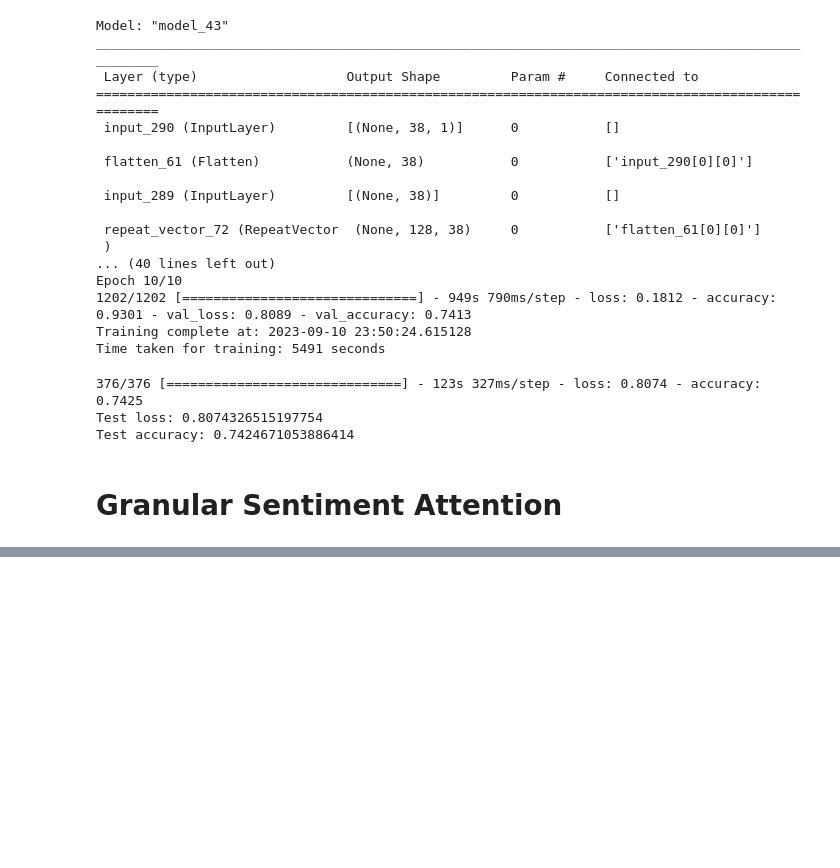
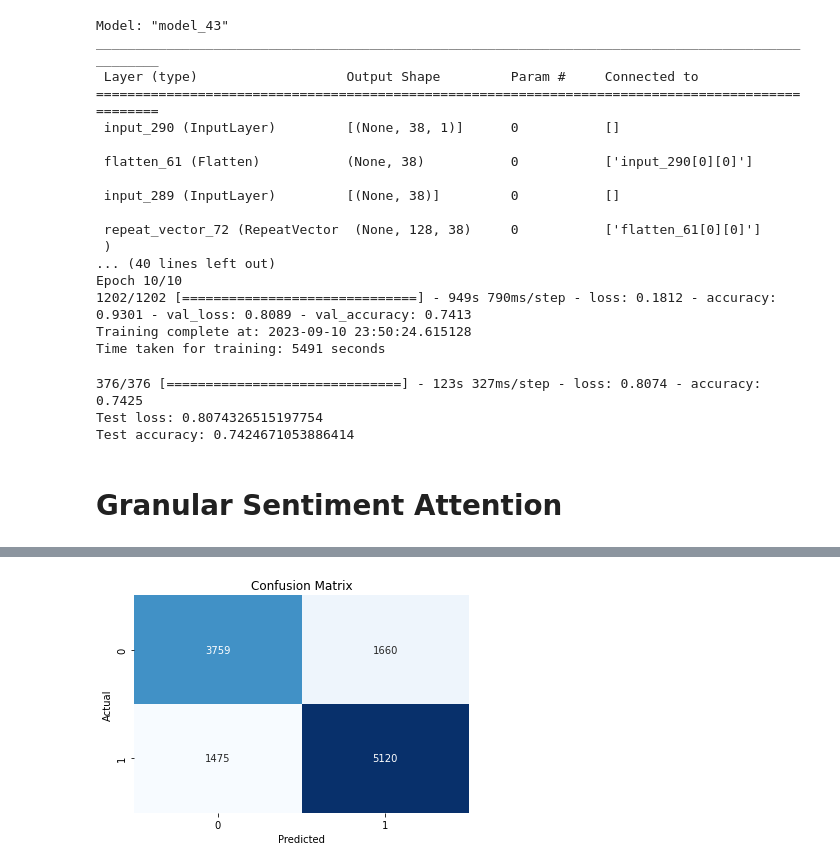
Before and after one commit to sba22224/Capstone_SBA22224, a Jupyter notebook: Code_Notebooks/Attention Mechanism Evaluation.ipynb, the cells around one changed output, grey strips where cells are left out. Cells and saved outputs as stored; diff of their text form; code cells hidden in the pictures; blank space fills up the shorter version.

```diff
--- a/Code_Notebooks/Attention Mechanism Evaluation.ipynb
+++ b/Code_Notebooks/Attention Mechanism Evaluation.ipynb
@@ -1548,3 +1548,11 @@ X_train_neg_scores_reshaped = np.repeat(X_train_neg_scores_padded[:, :, np.newax
 print(X_train_neg_scores_reshaped.shape)
 # %% [output]
 (48054, 38, 128)
+# %%
+# Assuming X_train_padded has shape (48054, 38)
+new_shape = (X_test_pos_scores_padded.shape[0], X_test_pos_scores_padded.shape[1], 128)
+
+# Repeat along axis=1 (second axis) 128 times
+X_test_pos_scores_reshaped = np.repeat(X_test_pos_scores_padded[:, :, np.newaxis], 128, axis=2)
+
+print(X_test_pos_scores_reshaped.shape)
@@ -1550,0 +1561,8 @@ print(X_train_neg_scores_reshaped.shape)
+# %%
+# Assuming X_train_padded has shape (48054, 38)
+new_shape = (X_test_neg_scores_padded.shape[0], X_test_neg_scores_padded.shape[1], 128)
+
+# Repeat along axis=1 (second axis) 128 times
+X_test_neg_scores_reshaped = np.repeat(X_test_neg_scores_padded[:, :, np.newaxis], 128, axis=2)
+
+print(X_test_neg_scores_reshaped.shape)
@@ -1968,0 +1808,2 @@ position_embeddings = positional_embedding(maxlen, embed_dim)
+# %%
+y_pred = model.predict([X_test_text_padded, X_test_pos_scores_reshaped, X_test_neg_scores_reshaped])
@@ -1968,0 +1812,11 @@ position_embeddings = positional_embedding(maxlen, embed_dim)
+# %%
+threshold = 0.50
+y_pred_labels = (y_pred > threshold).astype(int)
+confusion = confusion_matrix(y_test, y_pred_labels)
+sns.heatmap(confusion, annot=True, fmt="d", cmap="Blues", cbar=False)
+plt.title("Confusion Matrix")
+plt.xlabel('Predicted')
+plt.ylabel('Actual')
+plt.show()
+# %% [output]
+[figure, added]
```
Also changed, not shown: parts of 15 cells of this notebook.
